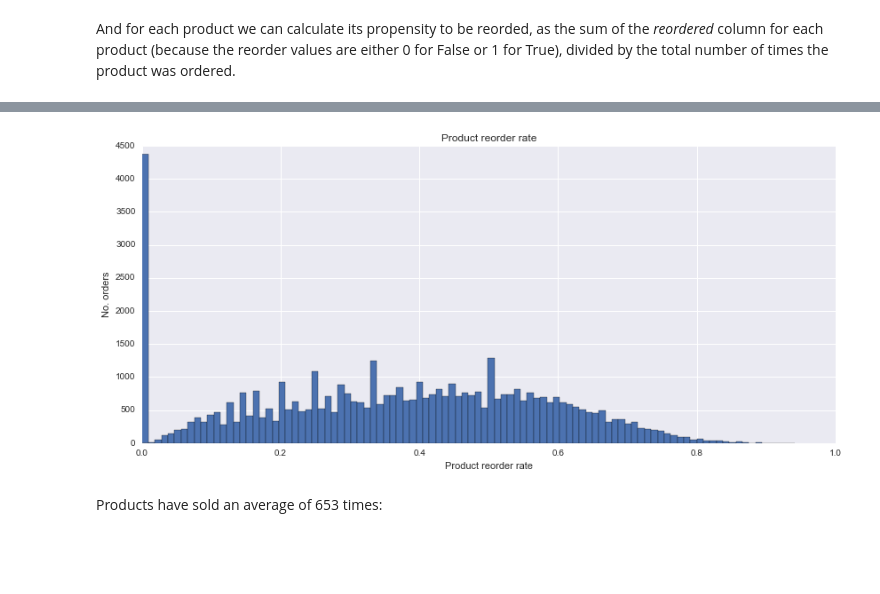
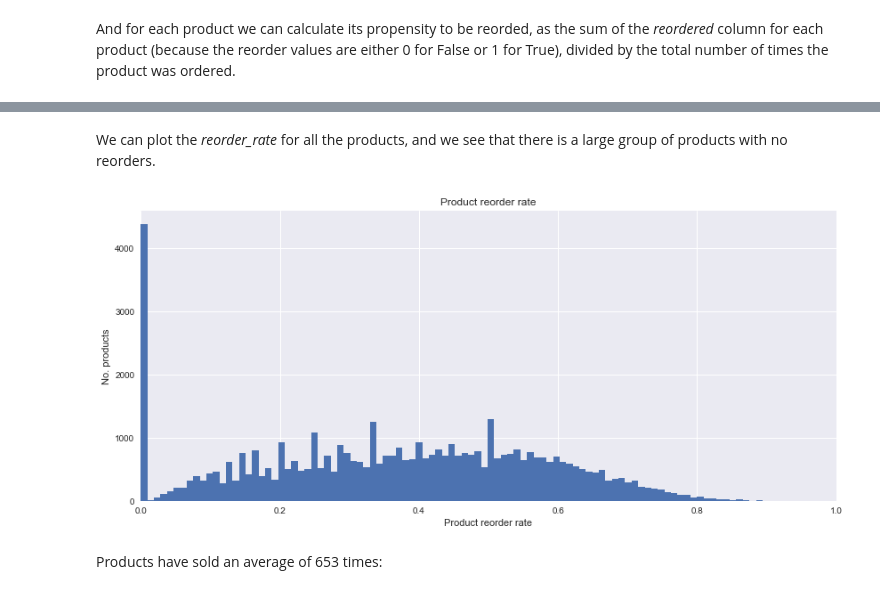
Before and after one commit to Harikant1707/kaggle_instacart, a Jupyter notebook: data_exploration.ipynb, the cells around one changed output, grey strips where cells are left out. Drawn from its saved outputs; the diff is of its cells as text; code cells hidden in the pictures; blank space fills up the shorter version.

```diff
--- a/data_exploration.ipynb
+++ b/data_exploration.ipynb
@@ -212,13 +210,14 @@ product_df = pd.concat([numberBought, reorders], axis=1)
 product_df['reorder_rate'] = product_df['reordered'] / product_df['product_id']
 
 # Rename columns
-product_df.rename(columns={'product_id':'number_bought'}, inplace=True)
+product_df.rename(columns={'product_id':'number_bought',\
+                           'reordered':'total_reorders'}, inplace=True)
 
 # Sort by reorder rate then by number of orders, highest to lowest
 product_df.sort_values(by=['reorder_rate','number_bought'], axis=0, ascending=False, inplace=True)
 
 # Make product_id into a column
-product_df.reset_index(level=0, inplace=True)
+product_df.reset_index(inplace=True)
 
 # Merge in product name info.
 product_df = pd.merge(product_df, prod_full[['product_id','aisle','department','product_name']], \
@@ -241,18 +240,20 @@ product_df.tail()
 | 49674 | 48343 | 1 | 0 | 0.0 | beers coolers | alcohol | Hennepin Farmhouse Ale |
 | 49675 | 48461 | 1 | 0 | 0.0 | ice cream toppings | snacks | The Ultimate Caramel Suace |
 | 49676 | 49487 | 1 | 0 | 0.0 | dog food care | pets | Vitality Chicken Breasts with Fla... |
+# %% [markdown]
+We can plot the *reorder_rate* for all the products, and we see that there is a large group of products with no reorders.
 # %%
 # Plot the reorded rate as a histogram
 plt.figure(num=2,figsize=(14,6))
 plt.hist(product_df['reorder_rate'],bins=100)
 plt.xlabel('Product reorder rate')
-plt.ylabel('No. orders')
+plt.ylabel('No. products')
 plt.title('Product reorder rate')
 plt.ticklabel_format(style='plain')
 plt.xlim(0,1)
 plt.show()
 # %% [output]
-[figure, old version]
+[figure, new version]
 # %% [markdown]
 Products have sold an average of 653 times:
 # %%
```
Also changed, not shown: parts of 33 cells of this notebook.
